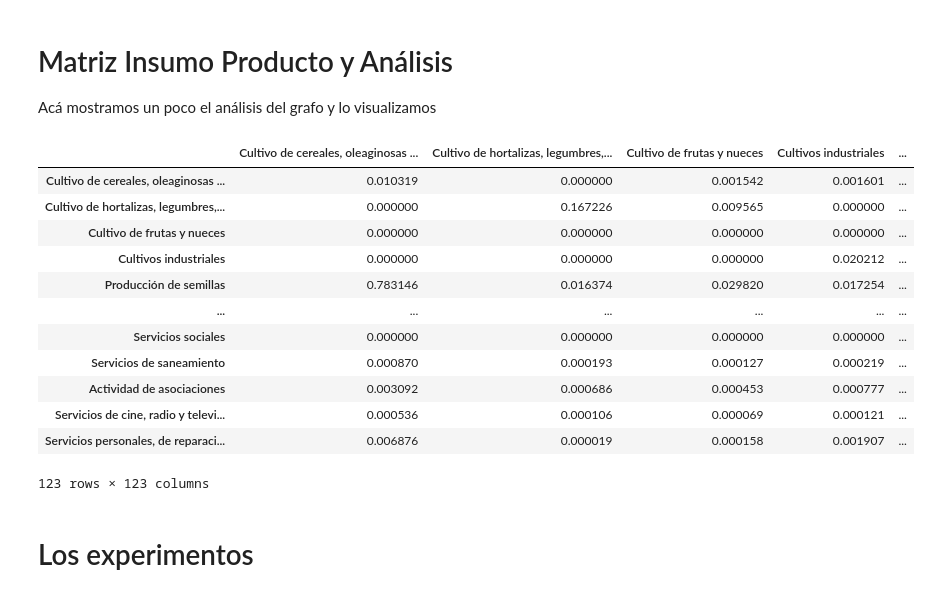
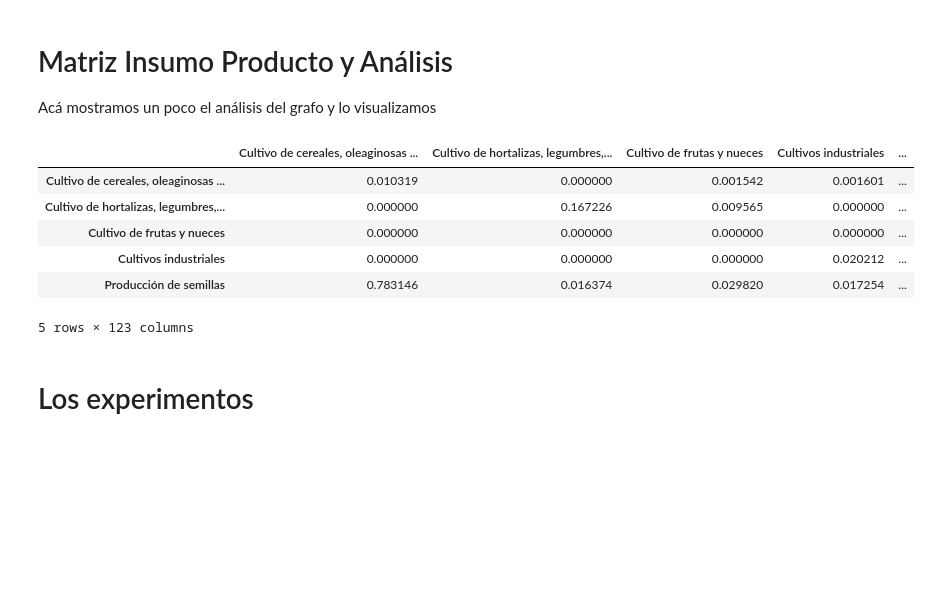
Before and after one commit to akielbowicz/tp-msscae-2024, a Jupyter notebook: notebooks/exposicion.ipynb, the cells around one changed output. Cells and saved outputs as stored; diff of their text form; code cells hidden in the pictures; blank space fills up the shorter version.

```diff
--- a/notebooks/exposicion.ipynb
+++ b/notebooks/exposicion.ipynb
@@ -75,22 +70,15 @@ TODO: Agregar imagenes acá
 Acá mostramos un poco el análisis del grafo y lo visualizamos
 # %%
 mip = pd.read_csv('../resources/MIP_normalizada.csv', index_col=0)
+mip.head()
+# %% [output]
+|  | Cultivo de cereales, oleaginosas ... | Cultivo de hortalizas, legumbres,... | Cultivo de frutas y nueces | Cultivos industriales | ... |
+| Cultivo de cereales, oleaginosas ... | 0.010319 | 0.000000 | 0.001542 | 0.001601 | ... |
+| Cultivo de hortalizas, legumbres,... | 0.000000 | 0.167226 | 0.009565 | 0.000000 | ... |
+| Cultivo de frutas y nueces | 0.000000 | 0.000000 | 0.000000 | 0.000000 | ... |
+| Cultivos industriales | 0.000000 | 0.000000 | 0.000000 | 0.020212 | ... |
+| Producción de semillas | 0.783146 | 0.016374 | 0.029820 | 0.017254 | ... |
+5 rows × 123 columns
-# %%
-mip
-# %% [output]
-|  | Cultivo de cereales, oleaginosas ... | Cultivo de hortalizas, legumbres,... | Cultivo de frutas y nueces | Cultivos industriales | ... |
-| Cultivo de cereales, oleaginosas ... | 0.010319 | 0.000000 | 0.001542 | 0.001601 | ... |
-| Cultivo de hortalizas, legumbres,... | 0.000000 | 0.167226 | 0.009565 | 0.000000 | ... |
-| Cultivo de frutas y nueces | 0.000000 | 0.000000 | 0.000000 | 0.000000 | ... |
-| Cultivos industriales | 0.000000 | 0.000000 | 0.000000 | 0.020212 | ... |
-| Producción de semillas | 0.783146 | 0.016374 | 0.029820 | 0.017254 | ... |
-| ... | ... | ... | ... | ... | ... |
-| Servicios sociales | 0.000000 | 0.000000 | 0.000000 | 0.000000 | ... |
-| Servicios de saneamiento | 0.000870 | 0.000193 | 0.000127 | 0.000219 | ... |
-| Actividad de asociaciones | 0.003092 | 0.000686 | 0.000453 | 0.000777 | ... |
-| Servicios de cine, radio y televi... | 0.000536 | 0.000106 | 0.000069 | 0.000121 | ... |
-| Servicios personales, de reparaci... | 0.006876 | 0.000019 | 0.000158 | 0.001907 | ... |
-123 rows × 123 columns
 # %%
 # Visualización del grafo en spring layout con centralidad de autovalores.
 # La centralidad de autovalores mide la influencia de un nodo sobre la red basado en la influencia de sus vecinos.
```
Also changed, not shown: parts of 29 cells of this notebook.
